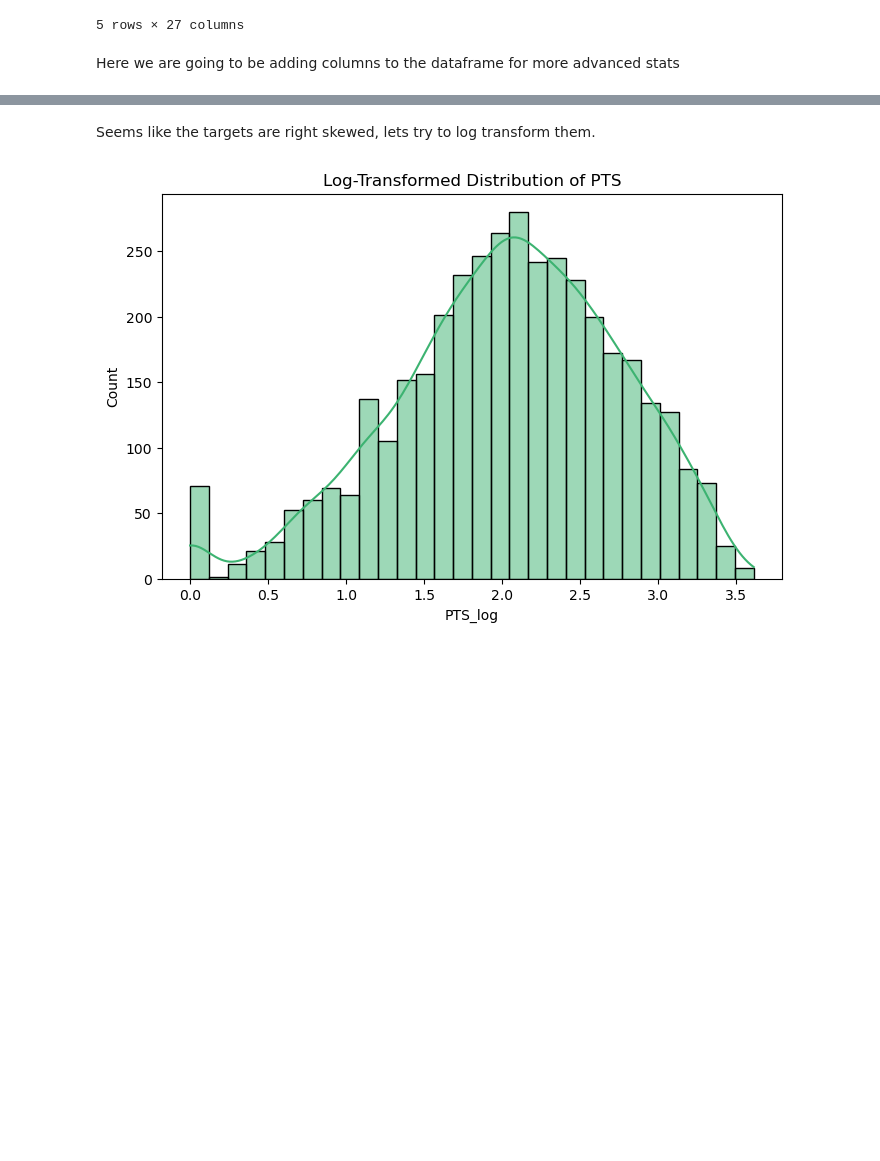
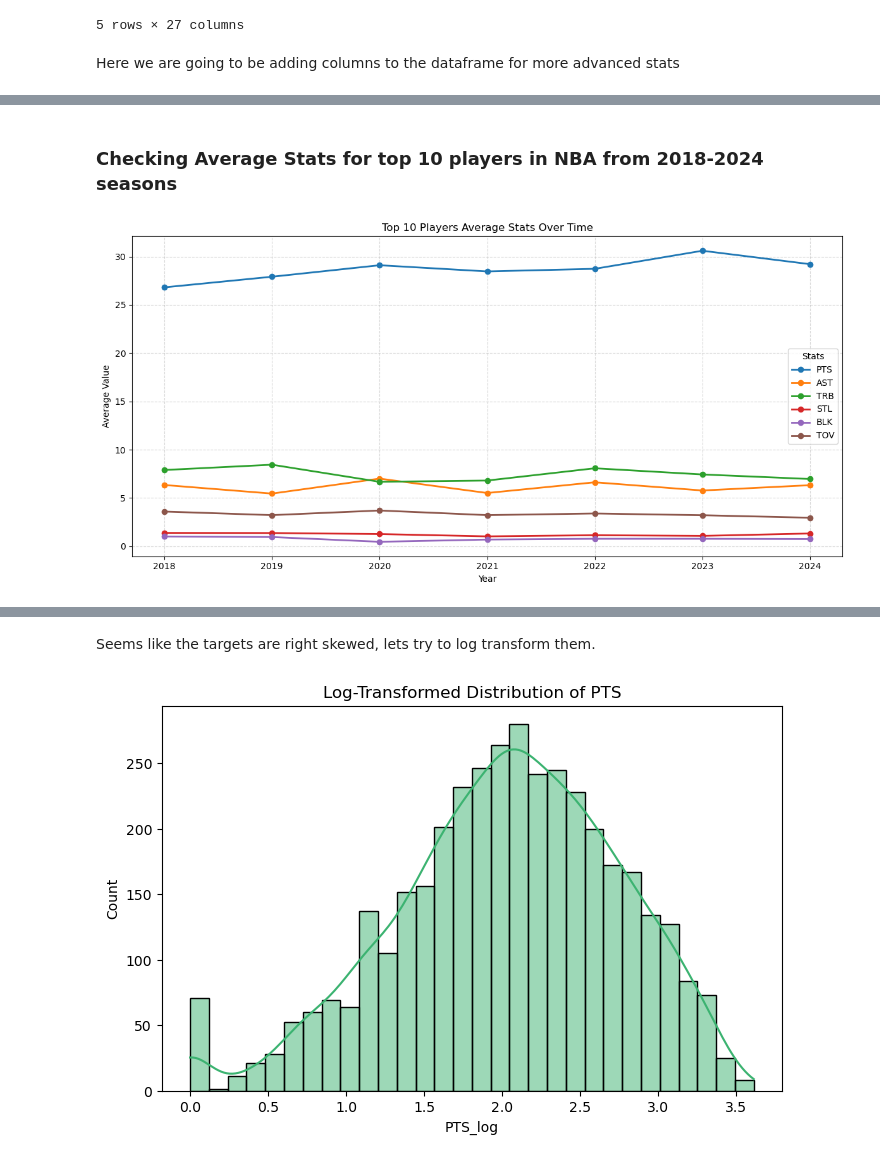
Before and after one commit to oduku1/Omar_Dukureh_Capstone_Final, a Jupyter notebook: Omar_Dukureh_Sprint_1/data.ipynb, the cells around one changed output, grey strips where cells are left out. Drawn from its saved outputs; the diff is of its cells as text; code cells hidden in the pictures; blank space fills up the shorter version.

```diff
--- a/Omar_Dukureh_Sprint_1/data.ipynb
+++ b/Omar_Dukureh_Sprint_1/data.ipynb
@@ -200,0 +238,28 @@ Index(['Age', 'G', 'GS', 'MP', 'FG', 'FGA', 'FG%', '3P', '3PA', '3P%', '2P',
+# %% [markdown]
+### Checking Average Stats for top 10 players in NBA from 2018-2024 seasons
+# %%
+Years = ['2018', '2019', '2020', '2021', '2022', '2023', '2024']
+columns = ['PTS', 'AST', 'TRB', 'STL', 'BLK', 'TOV']
+
+# Initialize empty DataFrame to store top 10 player averages per year
+top_players_stats = pd.DataFrame(index=columns)
+
+for year in Years:
+    top10 = Nba_combined[Nba_combined['Year'] == int(year)].sort_values(by='PTS', ascending=False).head(10)
+    top10_avg = top10[columns].mean()
+    top_players_stats[year] = top10_avg
+
+# Plot
+plt.figure(figsize=(12, 6))
+for stat in top_players_stats.index:
+    plt.plot(top_players_stats.columns, top_players_stats.loc[stat], label=stat, marker='o', linewidth=2)
+
+plt.title('Top 10 Players Average Stats Over Time')
+plt.xlabel('Year')
+plt.ylabel('Average Value')
+plt.legend(title='Stats')
+plt.grid(True, linestyle='--', alpha=0.5)
+plt.tight_layout()
+plt.show()
+# %% [output]
+[figure, added]
```
Also changed, not shown: parts of 16 cells of this notebook.
